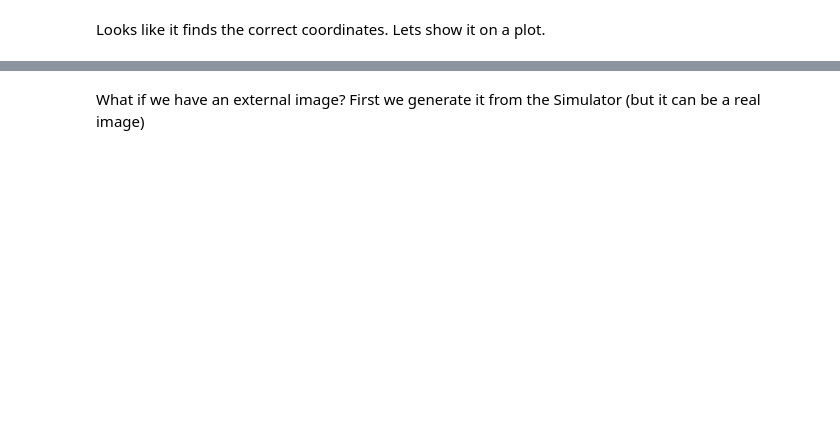
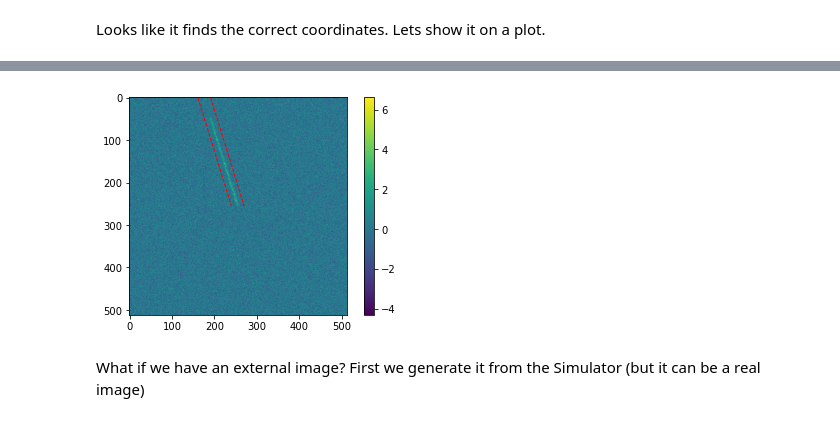
Before and after one commit to guynir42/pyradon, a Jupyter notebook: demo.ipynb, the cells around one changed output, grey strips where cells are left out. Saved outputs shown, nothing was run; the diff lists cells and outputs as text; code cells hidden in the pictures; blank space fills up the shorter version.

```diff
--- a/demo.ipynb
+++ b/demo.ipynb
@@ -26,11 +29,11 @@ Looks like it finds the correct coordinates. Lets show it on a plot.
 # %%
 import matplotlib.pyplot as plt
 
-%matplotlib notebook
+%matplotlib inline
 streak = s.finder.streaks[0]
 offset = 15
 plt.figure()
-plt.imshow(s.image_final)
+plt.imshow(s.image)
 plt.plot([streak.x1-offset, streak.x2-offset], [streak.y1,streak.y2], lw=1, ls='--', color='red')
 plt.plot([streak.x1+offset, streak.x2+offset], [streak.y1,streak.y2], lw=1, ls='--', color='red')
 plt.colorbar()
@@ -41,3 +42,4 @@ plt.show()
+[figure, added]
 # %% [markdown]
 What if we have an external image? First we generate it from the Simulator (but it can be a real image)
 # %%
```
Also changed, not shown: parts of 4 cells of this notebook, 4 other files.
